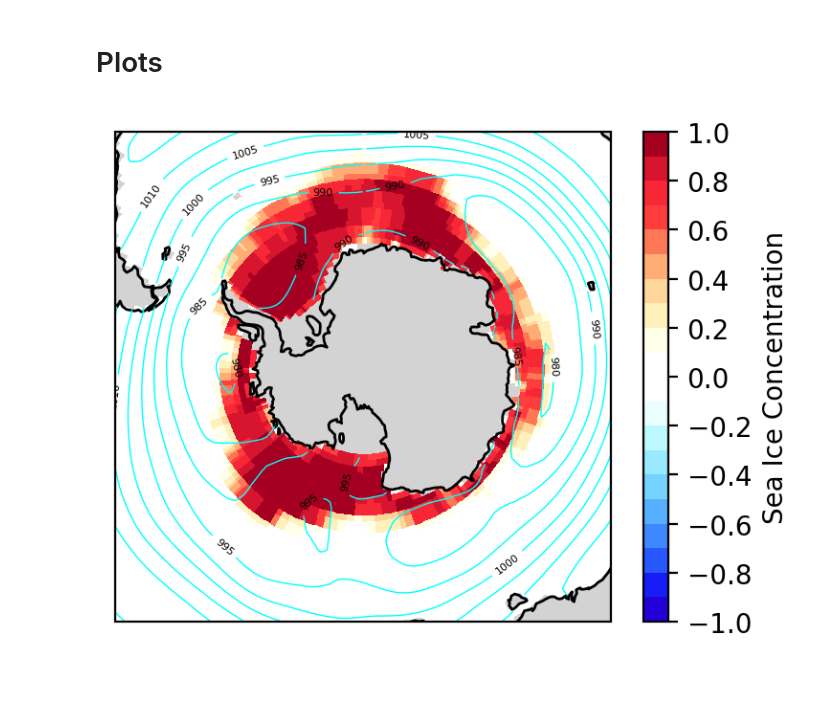
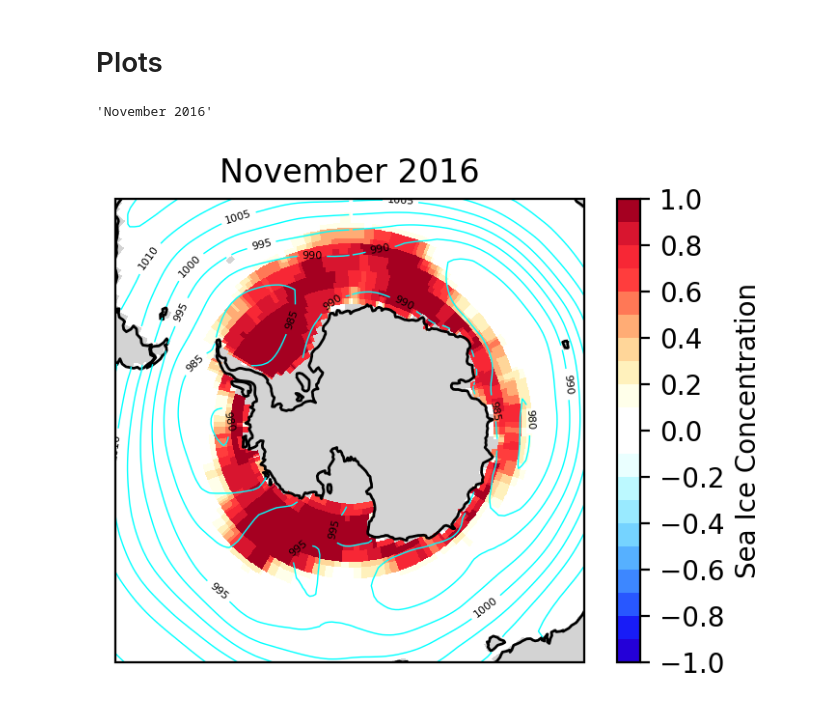
Before and after one commit to bobby-payne/icepack, a Jupyter notebook: Spatial Plots.ipynb, the cells around one changed output. Drawn from its saved outputs; the diff is of its cells as text; code cells hidden in the pictures; blank space fills up the shorter version.

```diff
--- a/Spatial Plots.ipynb
+++ b/Spatial Plots.ipynb
@@ -74,7 +76,7 @@ def _add_gridlines (ax,lons=[-90,0,90,180]):
     gl.xlabel_style = {'color': 'red', 'weight': 'bold'}
 
 
-def fieldplot (sicdata, psldata, psllevels=np.arange(950, 1200, 5),ccol='cyan',month=11,year=2016):
+def fieldplot (sicdata, psldata, psllevels=np.arange(950, 1200, 5),ccol='cyan',month=11,year=2016,title=None,regions=False):
 
     cmap = colors.ListedColormap(loadmat('./cmaps/cmap_jet3.mat')['cmap'], name='jet3')
     cmap.set_bad(color='lightgrey', alpha=1)  # Specify the color for NaN values
@@ -98,16 +100,26 @@ def fieldplot (sicdata, psldata, psllevels=np.arange(950, 1200, 5),ccol='cyan',m
     # plot
     fig, ax = plt.subplots(ncols=1,nrows=1,figsize=(4,3),facecolor='white',dpi=200,subplot_kw={'projection':projection})
     ax.set_extent(domain,transform)
-    #_add_gridlines(ax,[20,90,160,-130,-60])
+    if regions:
+        _add_gridlines(ax,[20,90,160,-130,-60])
     sicplot = sic[sicname].plot(ax=ax,transform=transform,cmap=cmap,vmin=-1,vmax=1,cbar_kwargs={"label":"Sea Ice Concentration","ticks":np.arange(-1,1.2,.2)})
     pslplot = psl['psl'].plot.contour(ax=ax,transform=transform,colors=ccol,levels=psllevels,linewidths=.5)
     plt.clabel(pslplot, inline=True, fontsize=4,colors='black')
     ax.coastlines()
+    if not title == None:
+        ax.set_title(title)
 
     plt.tight_layout()
     plt.show()
+# %%
+month=11
+year=2016
+title=f"{monthdict[month]} {year}"
+title
+# %% [output]
+'November 2016'
 # %%
-fieldplot(sic_Had2CIS,psl_ERA5)
+fieldplot(sic_Had2CIS,psl_ERA5,month=month,year=year,title=title)
 # %% [output]
-[figure, old version]
+[figure, new version]
 # %%
```
Also changed, not shown: parts of 6 cells of this notebook, 3 other files.
